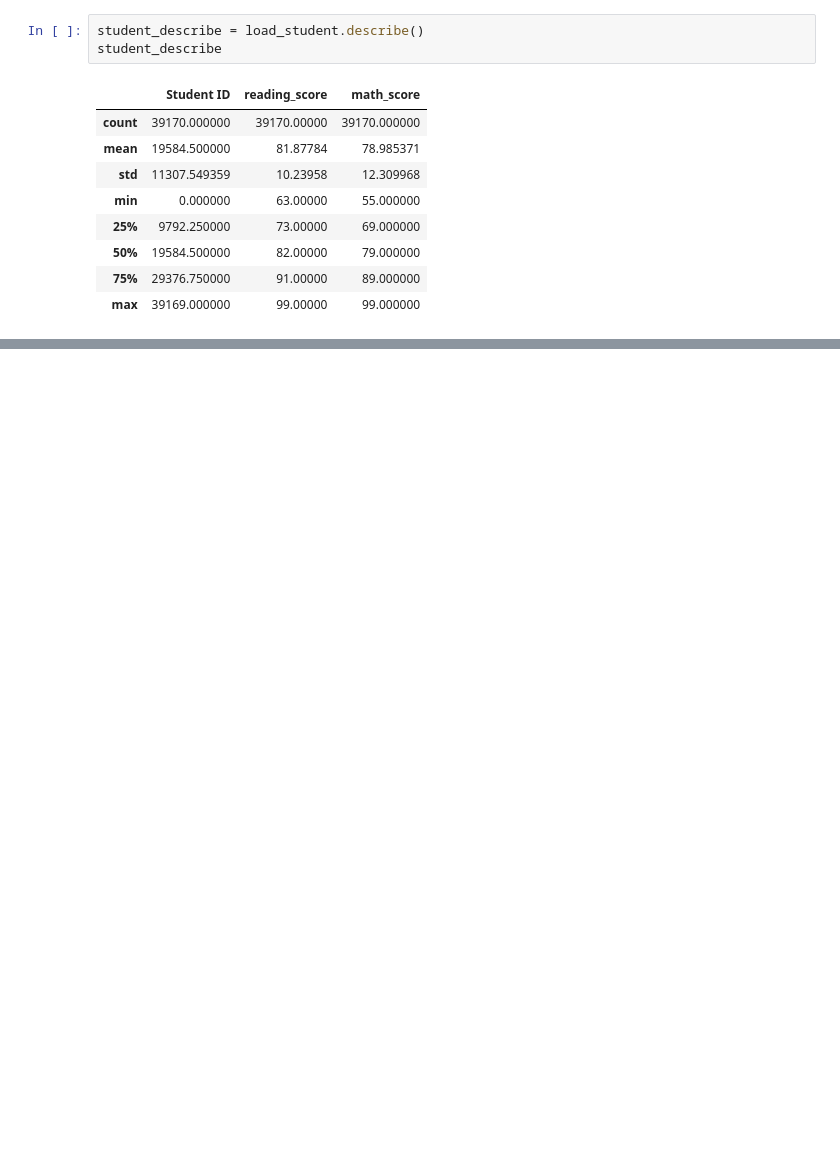
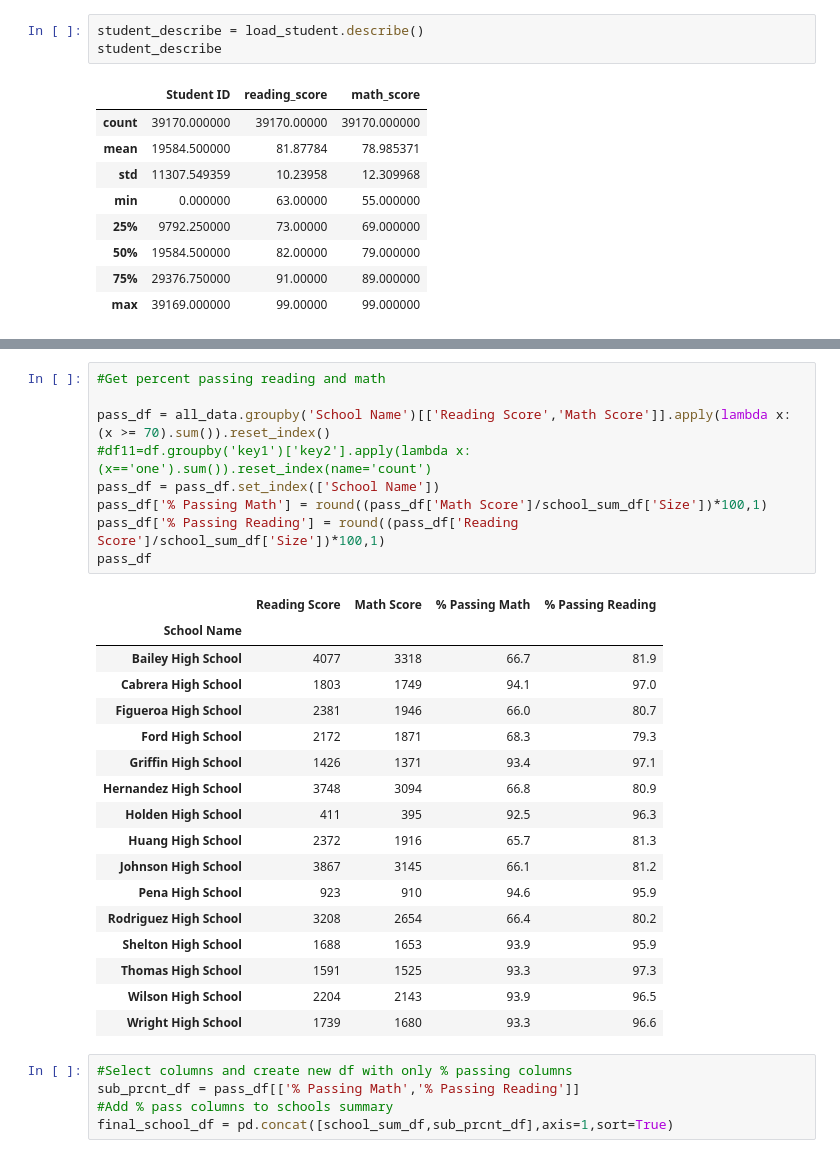
Before and after one commit to bman511/PyAcademy, a Jupyter notebook: PyCitySchoolsAnalysis.ipynb, the cells around one changed output, grey strips where cells are left out. Cells and saved outputs as stored; diff of their text form; blank space fills up the shorter version.

```diff
--- a/PyCitySchoolsAnalysis.ipynb
+++ b/PyCitySchoolsAnalysis.ipynb
@@ -287,0 +115,32 @@ group_by_type
+# %%
+#Get percent passing reading and math
+
+pass_df = all_data.groupby('School Name')[['Reading Score','Math Score']].apply(lambda x: (x >= 70).sum()).reset_index()
+#df11=df.groupby('key1')['key2'].apply(lambda x: (x=='one').sum()).reset_index(name='count')
+pass_df = pass_df.set_index(['School Name'])
+pass_df['% Passing Math'] = round((pass_df['Math Score']/school_sum_df['Size'])*100,1)
+pass_df['% Passing Reading'] = round((pass_df['Reading Score']/school_sum_df['Size'])*100,1)
+pass_df
+# %% [output]
+|  | Reading Score | Math Score | % Passing Math | % Passing Reading |
+| School Name |  |  |  |  |
+| Bailey High School | 4077 | 3318 | 66.7 | 81.9 |
+| Cabrera High School | 1803 | 1749 | 94.1 | 97.0 |
+| Figueroa High School | 2381 | 1946 | 66.0 | 80.7 |
+| Ford High School | 2172 | 1871 | 68.3 | 79.3 |
+| Griffin High School | 1426 | 1371 | 93.4 | 97.1 |
+| Hernandez High School | 3748 | 3094 | 66.8 | 80.9 |
+| Holden High School | 411 | 395 | 92.5 | 96.3 |
+| Huang High School | 2372 | 1916 | 65.7 | 81.3 |
+| Johnson High School | 3867 | 3145 | 66.1 | 81.2 |
+| Pena High School | 923 | 910 | 94.6 | 95.9 |
+| Rodriguez High School | 3208 | 2654 | 66.4 | 80.2 |
+| Shelton High School | 1688 | 1653 | 93.9 | 95.9 |
+| Thomas High School | 1591 | 1525 | 93.3 | 97.3 |
+| Wilson High School | 2204 | 2143 | 93.9 | 96.5 |
+| Wright High School | 1739 | 1680 | 93.3 | 96.6 |
+# %%
+#Select columns and create new df with only % passing columns
+sub_prcnt_df = pass_df[['% Passing Math','% Passing Reading']]
+#Add % pass columns to schools summary
+final_school_df = pd.concat([school_sum_df,sub_prcnt_df],axis=1,sort=True)
```
Also changed, not shown: parts of 35 cells of this notebook.
